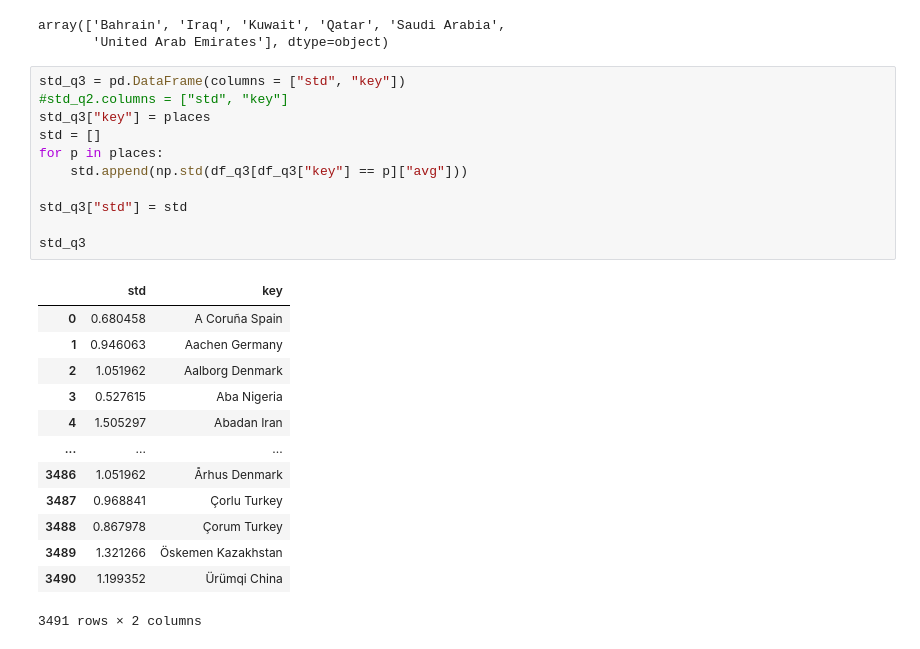
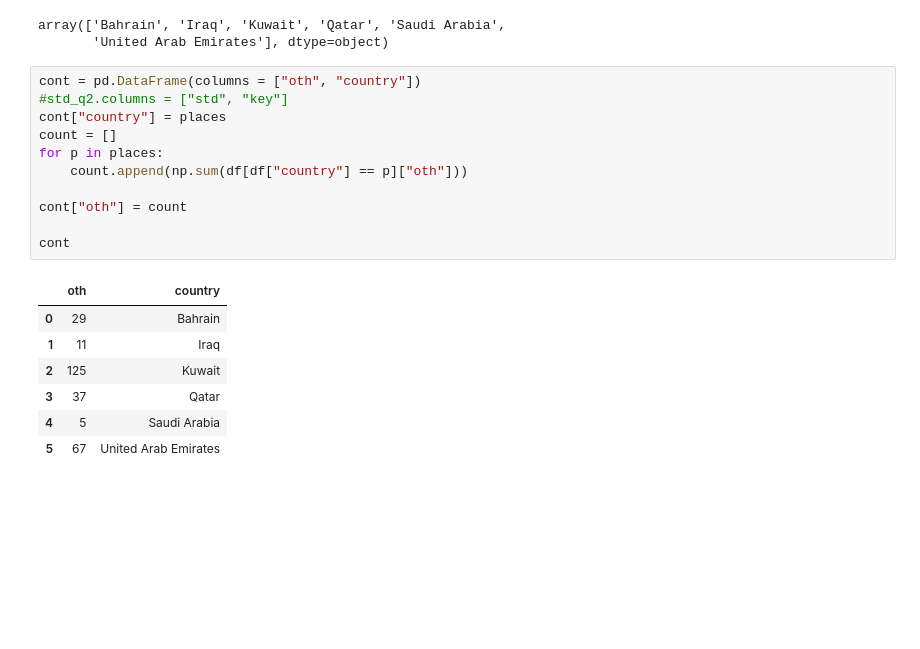
Before and after one commit to Shellowb/CC5212-project, a Jupyter notebook: Postprocessing/over_threshold_plotting.ipynb, the cells around one changed output. Saved outputs shown, nothing was run; the diff lists cells and outputs as text; blank space fills up the shorter version.

```diff
--- a/Postprocessing/over_threshold_plotting.ipynb
+++ b/Postprocessing/over_threshold_plotting.ipynb
@@ -40,28 +40,22 @@ places
 array(['Bahrain', 'Iraq', 'Kuwait', 'Qatar', 'Saudi Arabia',
        'United Arab Emirates'], dtype=object)
 # %%
-std_q3 = pd.DataFrame(columns = ["std", "key"])
+cont = pd.DataFrame(columns = ["oth", "country"])
 #std_q2.columns = ["std", "key"]
-std_q3["key"] = places
-std = []
+cont["country"] = places
+count = []
 for p in places:
-    std.append(np.std(df_q3[df_q3["key"] == p]["avg"]))
+    count.append(np.sum(df[df["country"] == p]["oth"]))
 
-std_q3["std"] = std
+cont["oth"] = count
 
-std_q3
+cont
 # %% [output]
-|  | std | key |
-| 0 | 0.680458 | A Coruña Spain |
-| 1 | 0.946063 | Aachen Germany |
-| 2 | 1.051962 | Aalborg Denmark |
-| 3 | 0.527615 | Aba Nigeria |
-| 4 | 1.505297 | Abadan Iran |
-| ... | ... | ... |
-| 3486 | 1.051962 | Århus Denmark |
-| 3487 | 0.968841 | Çorlu Turkey |
-| 3488 | 0.867978 | Çorum Turkey |
-| 3489 | 1.321266 | Öskemen Kazakhstan |
-| 3490 | 1.199352 | Ürümqi China |
+|  | oth | country |
+| 0 | 29 | Bahrain |
+| 1 | 11 | Iraq |
+| 2 | 125 | Kuwait |
+| 3 | 37 | Qatar |
+| 4 | 5 | Saudi Arabia |
+| 5 | 67 | United Arab Emirates |
-3491 rows × 2 columns
 # %%
```
Also changed, not shown: parts of 6 cells of this notebook, 15 other files.
